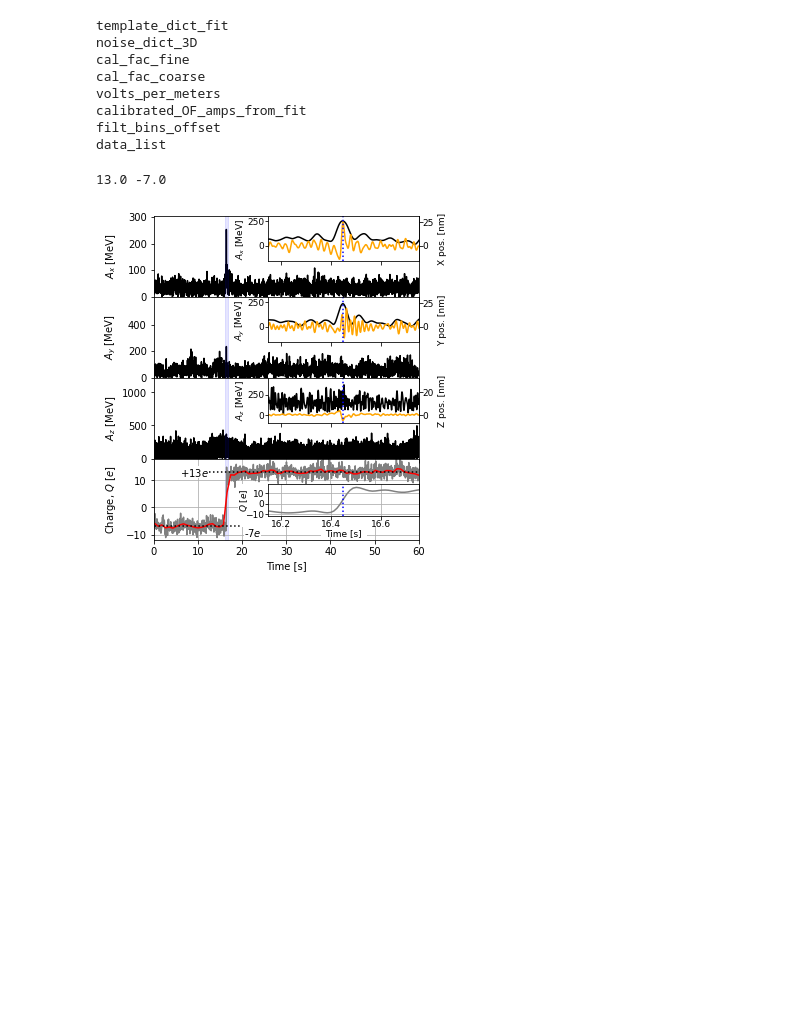
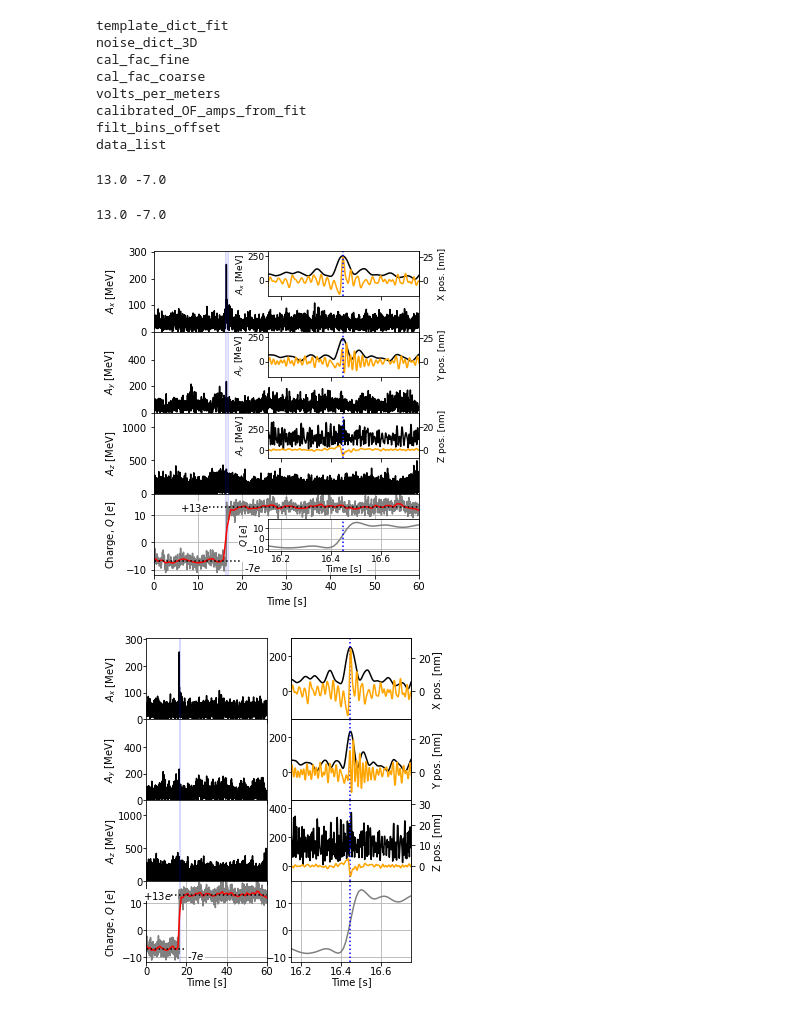
Before and after one commit to Moore-Lab/decay_analysis, a Jupyter notebook: paper_figures.ipynb, the cells around one changed output. Saved outputs shown, nothing was run; the diff lists cells and outputs as text; code cells hidden in the pictures; blank space fills up the shorter version.

```diff
--- a/paper_figures.ipynb
+++ b/paper_figures.ipynb
@@ -195,21 +195,34 @@ data_list
 # %%
 importlib.reload(bu)
 cfile = 271 ## from 10/30/2023
 cdat, attr, _ = bu.get_data(data_list[cfile])
 yup = 75
 xrange = [-1, -1]
 charge_range = [-1, -1]
 fig = plt.figure(figsize=(4,5))
 omega0, gamma = 2*np.pi*37.8, 2*np.pi*4.2
 
-_ = bu.plot_impulse_with_recon_3D_paper(cdat, attr, template_dict_fit, noise_dict_3D, cal_facs=[cal_fac_fine, cal_fac_coarse],
+_ = bu.plot_impulse_with_recon_3D(cdat, attr, template_dict_fit, noise_dict_3D, cal_facs=[cal_fac_fine, cal_fac_coarse],
                                         amp_cal_facs=[volts_per_meters, calibrated_OF_amps_from_fit],
                                         filt_time_offset = filt_bins_offset, drive_idx=8, figout=fig,
                                         xrange=xrange, charge_range=charge_range, do_lowpass=True, ylim_init=[0,80],
                                         toffset = 35, tmax=60, subtract_sine_step=False, res_pars=[omega0, gamma], filt_charge_data=True,
                                         field_cal_fac=0.8, ylim2_scale=4.75, paper_plot=True)
 
 plt.savefig("pulse_fig_paper.pdf", bbox_inches='tight')
+
+fig = plt.figure(figsize=(4,5))
+
+_ = bu.plot_impulse_with_recon_3D(cdat, attr, template_dict_fit, noise_dict_3D, cal_facs=[cal_fac_fine, cal_fac_coarse],
+                                        amp_cal_facs=[volts_per_meters, calibrated_OF_amps_from_fit],
+                                        filt_time_offset = filt_bins_offset, drive_idx=8, figout=fig,
+                                        xrange=xrange, charge_range=charge_range, do_lowpass=True, ylim_init=[0,80],
+                                        toffset = 35, tmax=60, subtract_sine_step=False, res_pars=[omega0, gamma], filt_charge_data=True,
+                                        field_cal_fac=0.8, ylim2_scale=4.75, paper_plot=False)
+
+plt.savefig("pulse_fig_paper_2col.pdf", bbox_inches='tight')
 # %% [output]
 13.0 -7.0
+13.0 -7.0
 [figure]
+[figure, added]
```
Also changed, not shown: 2 other files.
